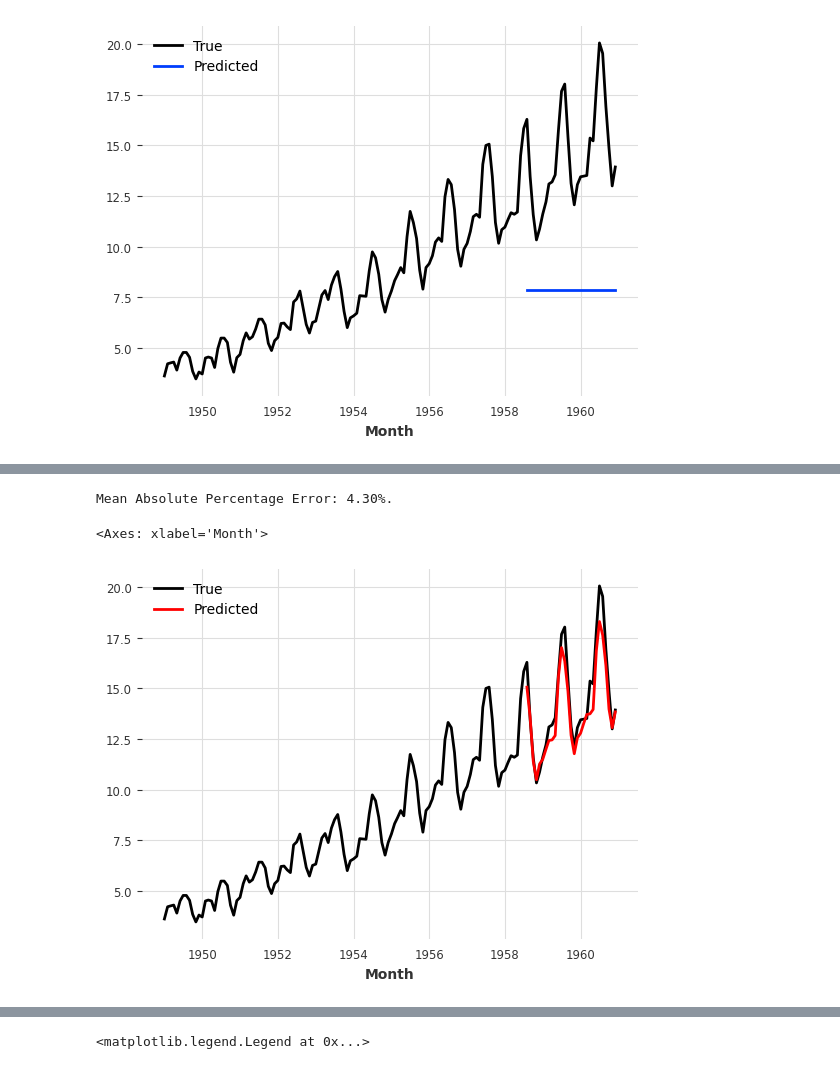
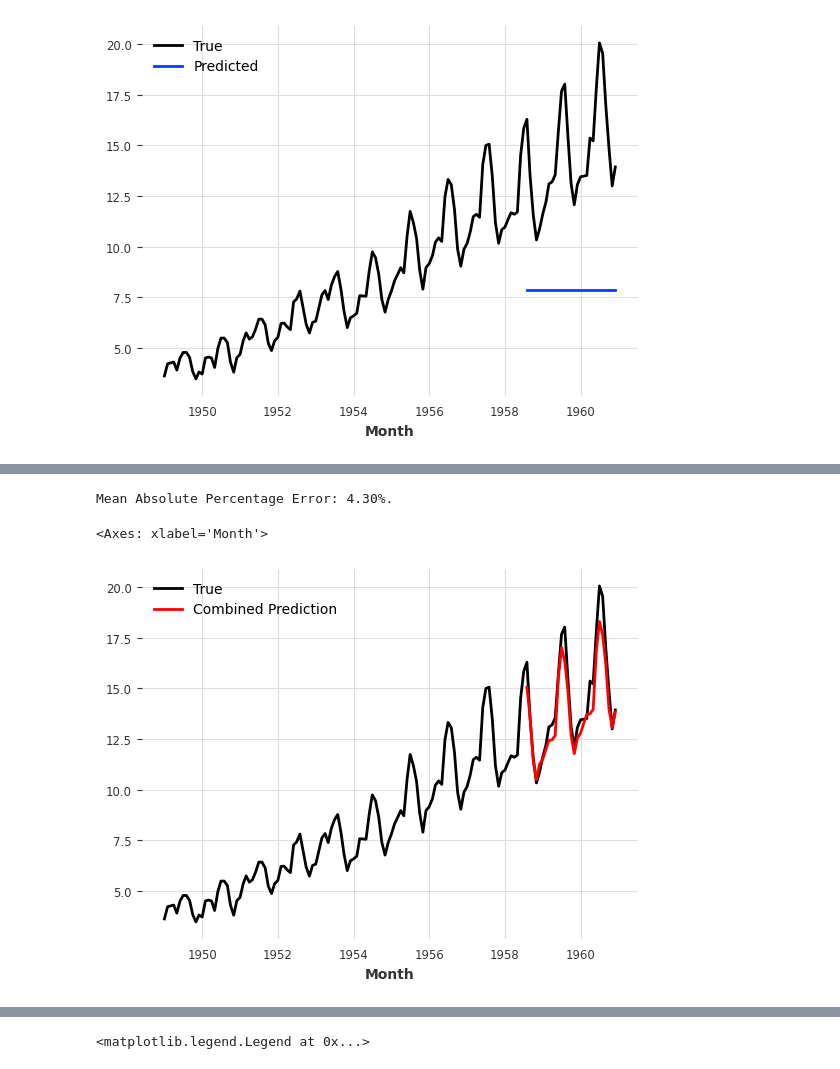
Before and after one commit to Marko-Pyeshchyk/darts-test, a Jupyter notebook: notebook/test.ipynb, the cells around one changed output, grey strips where cells are left out. Saved outputs shown, nothing was run; the diff lists cells and outputs as text; code cells hidden in the pictures.

```diff
--- a/notebook/test.ipynb
+++ b/notebook/test.ipynb
@@ -171,12 +178,12 @@ Mean Absolute Percentage Error: 25.38%.
 # %%
 pred_combined = pred_naive_seasonal + (pred_drift-pred_drift[0])
 print(f"Mean Absolute Percentage Error: {mape(series, pred_combined):.2f}%.")
 series.plot(label="True")
-pred_combined.plot(label="Predicted", color="red")
+pred_combined.plot(label="Combined Prediction", color="red")
 # %% [output]
 Mean Absolute Percentage Error: 4.30%.
 <Axes: xlabel='Month'>
-[figure, old version]
+[figure, new version]
 # %%
 from darts.models import AutoARIMA
 
```
Also changed, not shown: parts of 39 cells of this notebook, 2 other files.
